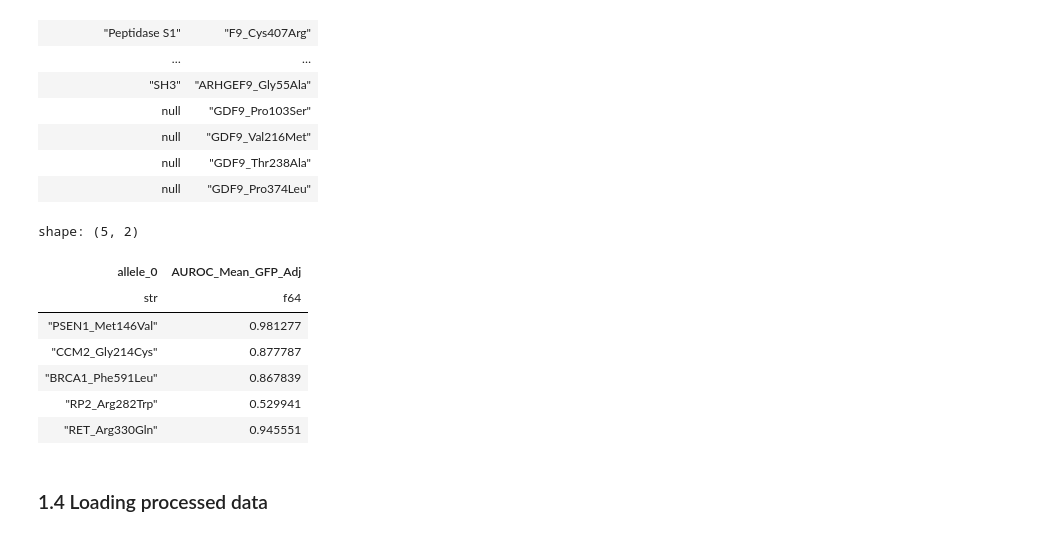
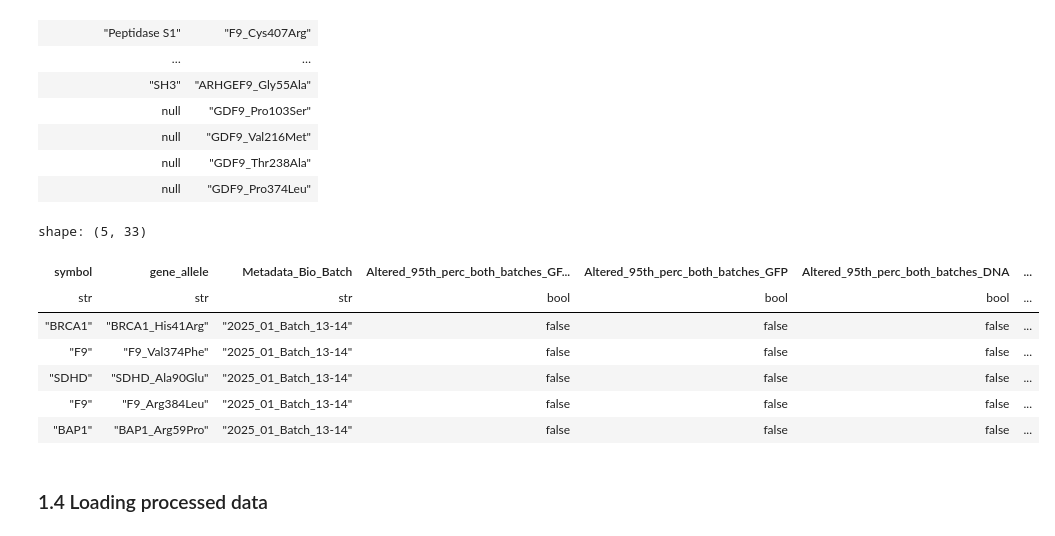
Before and after one commit to broadinstitute/2025_laval_submitted, a Jupyter notebook: 2_individual_assay_results/imaging/2_analysis/2_analyze_cp_results/0_results_summary.ipynb, the cells around one changed output. Saved outputs shown, nothing was run; the diff lists cells and outputs as text; code cells hidden in the pictures.

```diff
--- a/2_individual_assay_results/imaging/2_analysis/2_analyze_cp_results/0_results_summary.ipynb
+++ b/2_individual_assay_results/imaging/2_analysis/2_analyze_cp_results/0_results_summary.ipynb
@@ -322,18 +297,18 @@ shape: (94, 2)
 # allele_collect_df["protein_Signal (UniProt)"].count() #["protein_Signal (UniProt)"]
 # %%
 imaging_summary_auroc_gfp = pl.read_csv(
-    "/home/shenrunx/igvf/varchamp/2025_varchamp_snakemake/3.downstream_analyses/outputs/2.classification_results/imaging_analyses_classification_summary_all_gfp_adj_auroc.csv"
+    "/home/shenrunx/igvf/varchamp/2025_varchamp_snakemake/3.downstream_analyses/outputs/2.classification_results/imaging_analyses_classification_summary_one_perc.csv",
 )
 imaging_summary_auroc_gfp.head()
 # %% [output]
-shape: (5, 2)
+shape: (5, 33)
-| allele_0 | AUROC_Mean_GFP_Adj |
-| str | f64 |
-| "PSEN1_Met146Val" | 0.981277 |
-| "CCM2_Gly214Cys" | 0.877787 |
-| "BRCA1_Phe591Leu" | 0.867839 |
-| "RP2_Arg282Trp" | 0.529941 |
-| "RET_Arg330Gln" | 0.945551 |
+| symbol | gene_allele | Metadata_Bio_Batch | Altered_95th_perc_both_batches_GF... | Altered_95th_perc_both_batches_GFP | Altered_95th_perc_both_batches_DNA | ... |
+| str | str | str | bool | bool | bool | ... |
+| "BRCA1" | "BRCA1_His41Arg" | "2025_01_Batch_13-14" | false | false | false | ... |
+| "F9" | "F9_Val374Phe" | "2025_01_Batch_13-14" | false | false | false | ... |
+| "SDHD" | "SDHD_Ala90Glu" | "2025_01_Batch_13-14" | false | false | false | ... |
+| "F9" | "F9_Arg384Leu" | "2025_01_Batch_13-14" | false | false | false | ... |
+| "BAP1" | "BAP1_Arg59Pro" | "2025_01_Batch_13-14" | false | false | false | ... |
 # %%
 # sns.swarmplot(
 #     imaging_summary_auroc_gfp.join(
```
Also changed, not shown: parts of 18 cells of this notebook, 4 other files.
